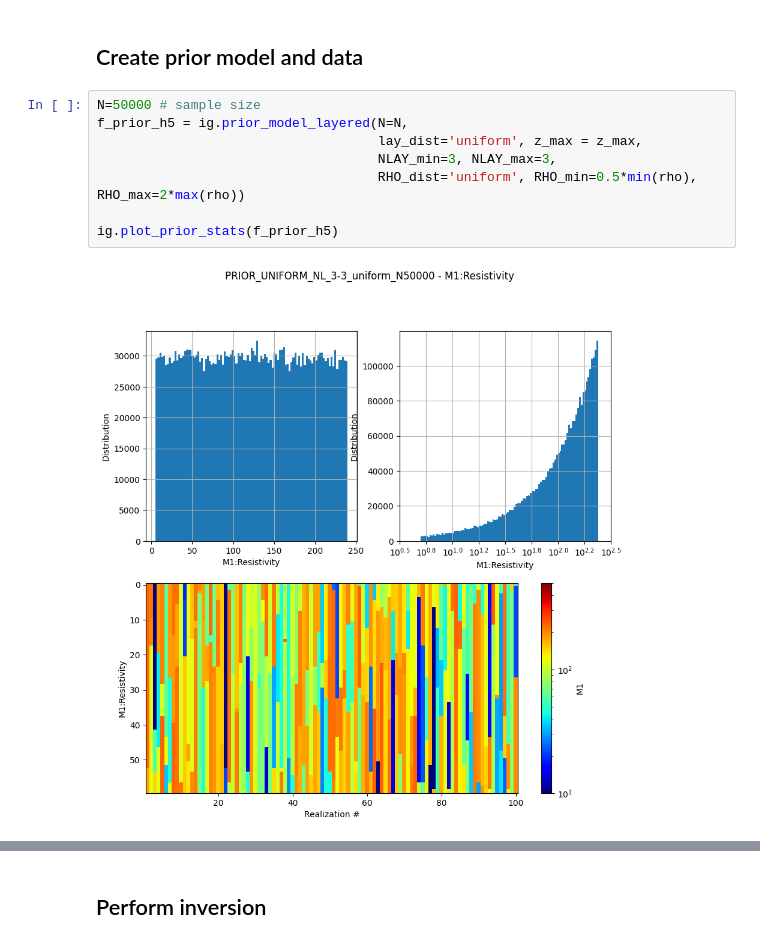
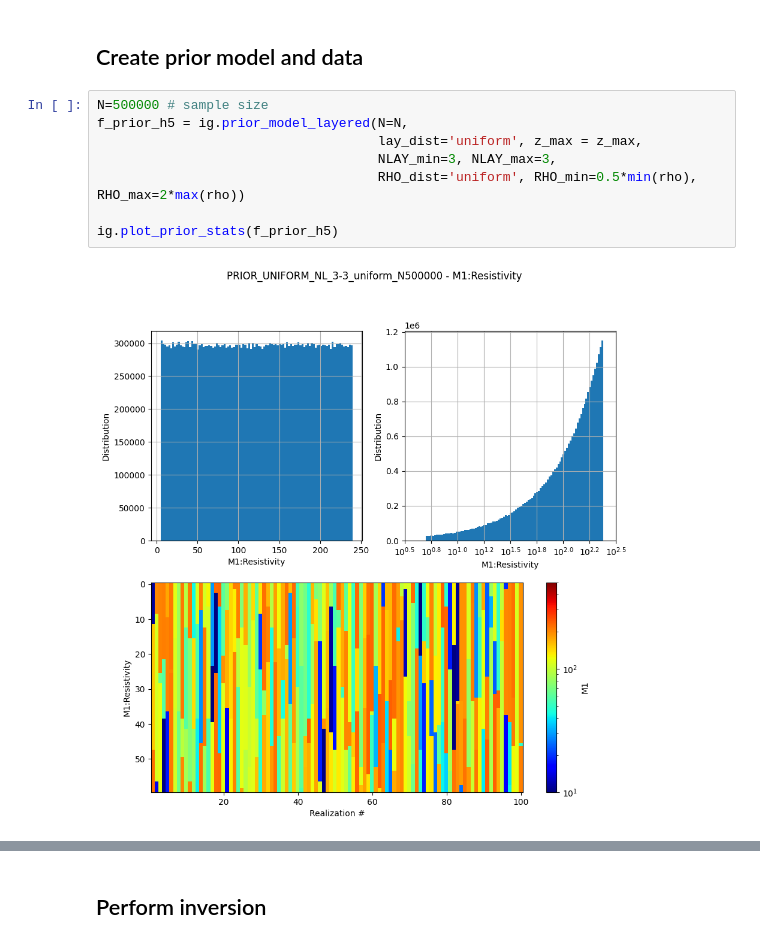
Before and after one commit to cultpenguin/integrate_module, a Jupyter notebook: examples/integrate_synthetic_case.ipynb, the cells around one changed output, grey strips where cells are left out. Saved outputs shown, nothing was run; the diff lists cells and outputs as text.

```diff
--- a/examples/integrate_synthetic_case.ipynb
+++ b/examples/integrate_synthetic_case.ipynb
@@ -88,12 +88,12 @@ plot_data: Using data set D1
 # %% [markdown]
 ## Create prior model and data
 # %%
-N=50000 # sample size
+N=500000 # sample size
 f_prior_h5 = ig.prior_model_layered(N=N,
                                     lay_dist='uniform', z_max = z_max,
                                     NLAY_min=3, NLAY_max=3,
                                     RHO_dist='uniform', RHO_min=0.5*min(rho), RHO_max=2*max(rho))
 
 ig.plot_prior_stats(f_prior_h5)
 # %% [output]
-[figure, old version]
+[figure, new version]
```
Also changed, not shown: parts of 7 cells of this notebook, 1 other file.
